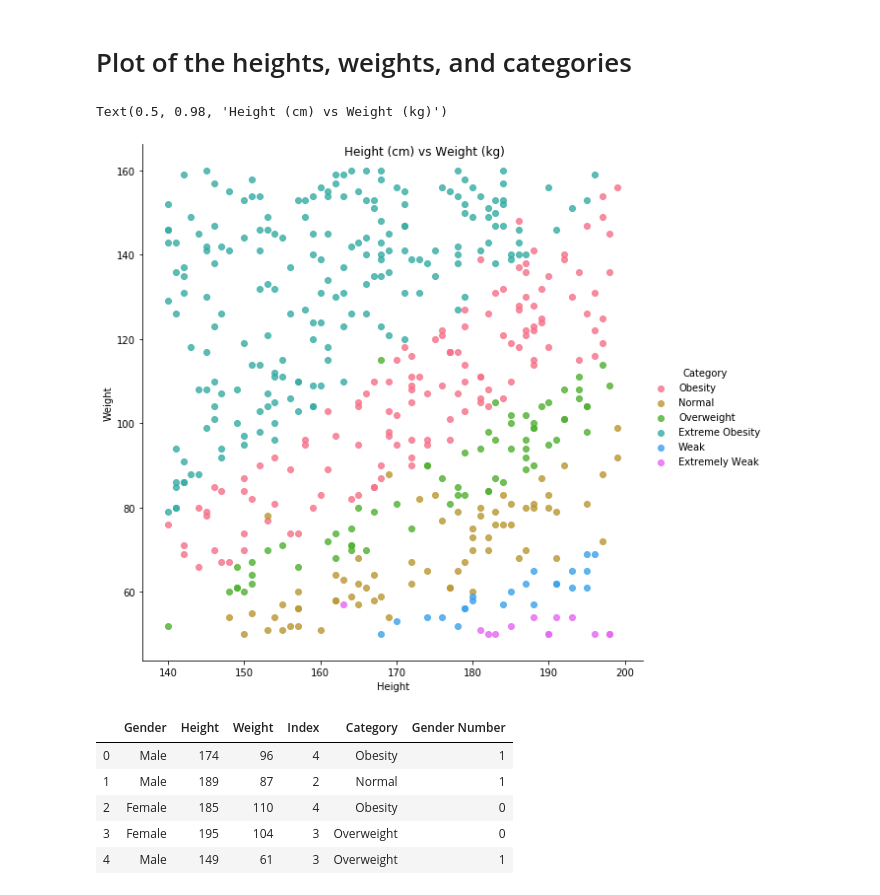
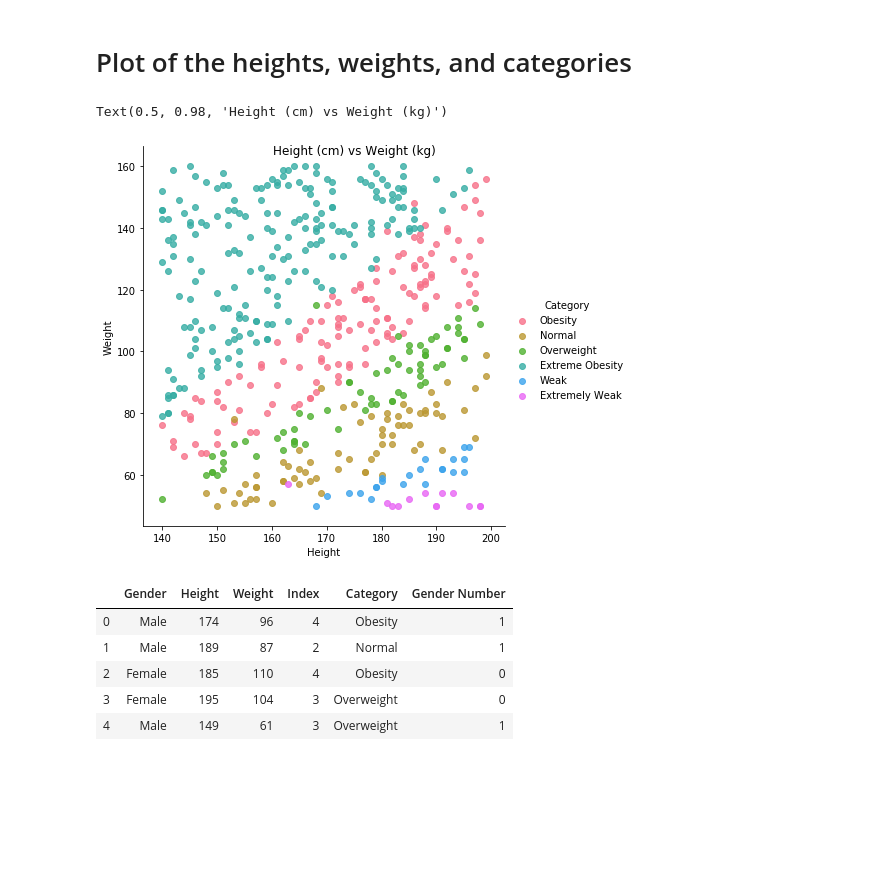
Before and after one commit to alannanoguchi/DS-2.1-Machine-Learning, a Jupyter notebook: Assignments/Final.ipynb, the cells around one changed output. Saved outputs shown, nothing was run; the diff lists cells and outputs as text; code cells hidden in the pictures; blank space fills up the shorter version.

```diff
--- a/Assignments/Final.ipynb
+++ b/Assignments/Final.ipynb
@@ -123,21 +122,21 @@ Name: Category, dtype: int64
 # %%
 # Show plot of the different categories
 
 import seaborn as sns
 import matplotlib as plt
 
 
 sns.lmplot( x='Height', y='Weight', data=df,
            fit_reg=False,
            hue='Category',
            legend=True,
            palette='husl',
-           size = 8,
+           size = 6,
            aspect = 1,
           ).fig.suptitle("Height (cm) vs Weight (kg)")
 # %% [output]
 Text(0.5, 0.98, 'Height (cm) vs Weight (kg)')
-[figure, old version]
+[figure, new version]
 # %%
 # Change and create a column for the value of male to 1 and female to 0
 
```
Also changed, not shown: parts of 3 cells of this notebook, 1 other file.
